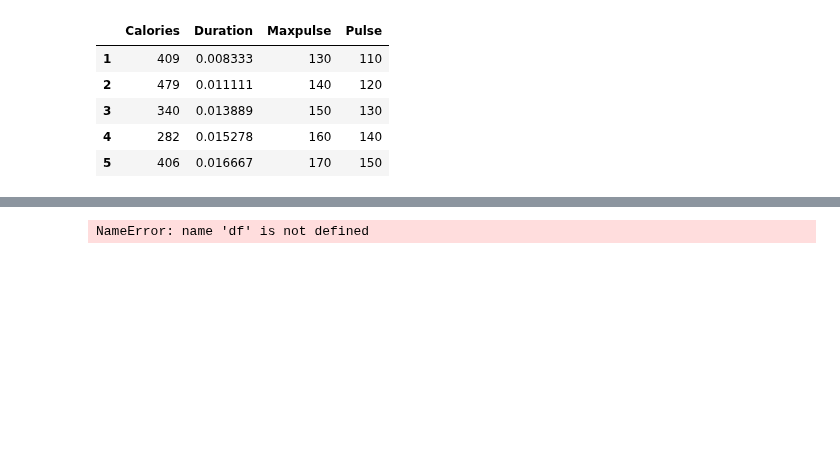
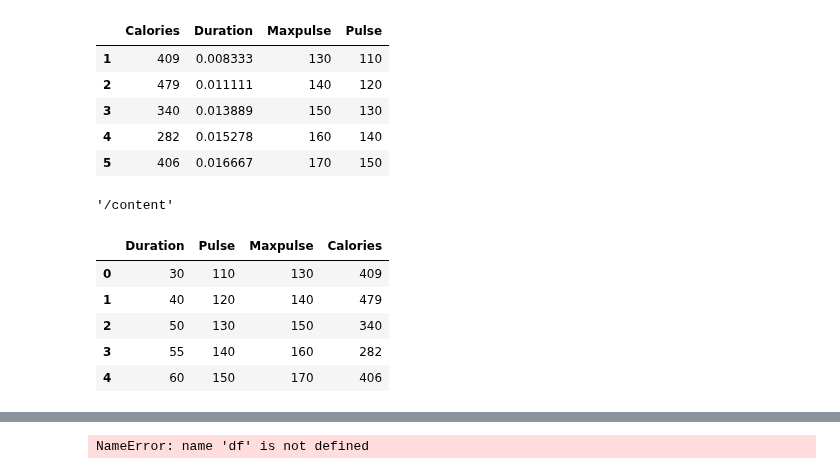
Before and after one commit to ramnagella/Demo, a Jupyter notebook: DA_Day6.ipynb, the cells around one changed output, grey strips where cells are left out. Cells and saved outputs as stored; diff of their text form; code cells hidden in the pictures; blank space fills up the shorter version.

```diff
--- a/DA_Day6.ipynb
+++ b/DA_Day6.ipynb
@@ -459,0 +464,6 @@ df.sort_index(axis=1)
+# %%
+import os
+os.getcwd()
+#this command will work from persnal laptop or desktophre will not work because we are running the programs in colab
+# %% [output]
+'/content'
@@ -459,0 +490,9 @@ df.sort_index(axis=1)
+# %%
+pd.read_csv('details.csv')
+# %% [output]
+|  | Duration | Pulse | Maxpulse | Calories |
+| 0 | 30 | 110 | 130 | 409 |
+| 1 | 40 | 120 | 140 | 479 |
+| 2 | 50 | 130 | 150 | 340 |
+| 3 | 55 | 140 | 160 | 282 |
+| 4 | 60 | 150 | 170 | 406 |
```
Also changed, not shown: parts of 8 cells of this notebook.
